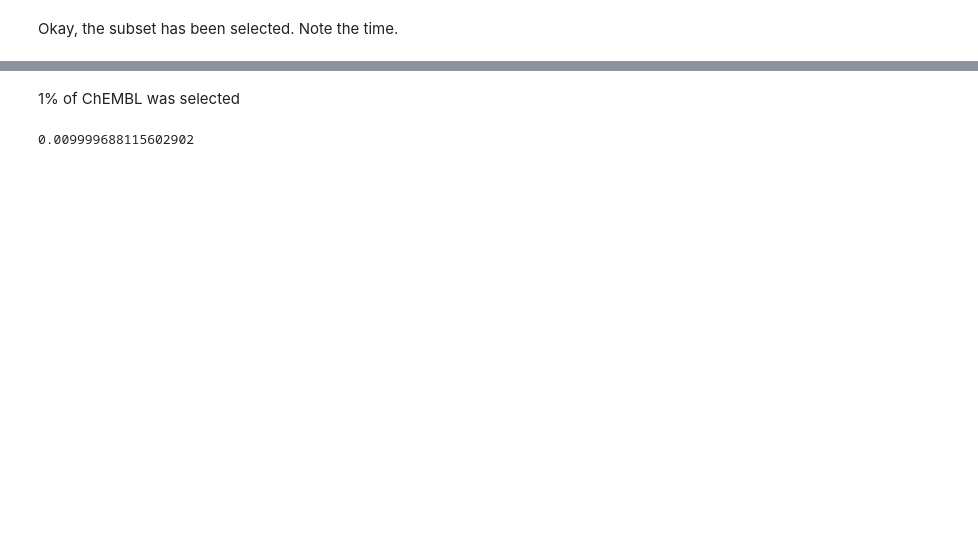
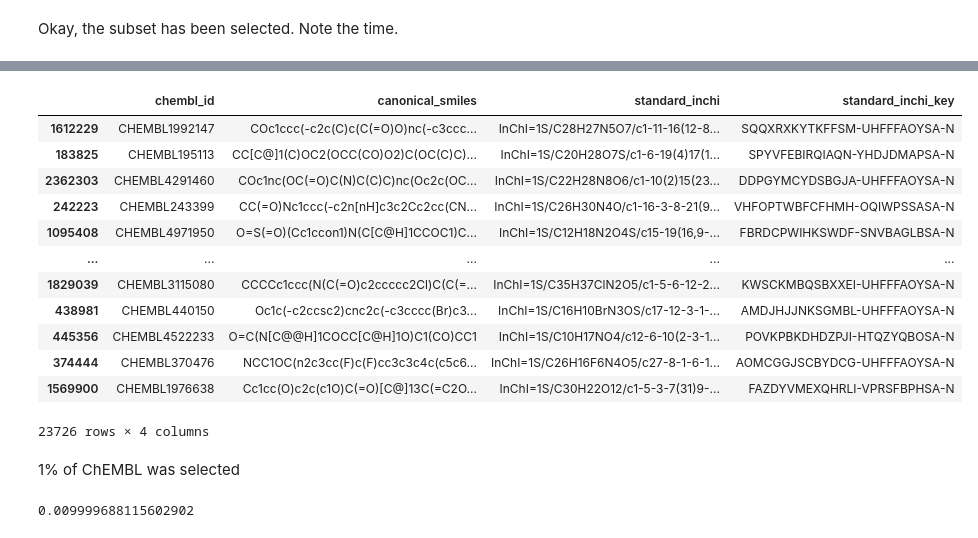
Before and after one commit to vsheg/moll, a Jupyter notebook: notebooks/chembl-1-percent.ipynb, the cells around one changed output, grey strips where cells are left out. Cells and saved outputs as stored; diff of their text form; code cells hidden in the pictures; blank space fills up the shorter version.

```diff
--- a/notebooks/chembl-1-percent.ipynb
+++ b/notebooks/chembl-1-percent.ipynb
@@ -70,6 +65,8 @@ df_chembl
 | 2372672 | CHEMBL4298703 | CSCC[C@H](NC=O)C(=O)N[C@@H](CCCNC... | InChI=1S/C78H107N18O21PS2/c1-43-4... | IIHLOGWTFCCTPB-WTIPWMETSA-N |
 | 2372673 | CHEMBL4298680 | C[n+]1cn([C@@H]2O[C@H](CO[P@@](=O... | InChI=1S/C11H20N5O13P3S/c1-15-3-1... | GDVFMBGQRVGNSJ-KOCQAOCKSA-N |
 2372674 rows × 4 columns
+# %%
+BATCH_SIZE = int(len(df_chembl) / N_BATCHES)
 # %%
 N_MOL_TO_PICK = int(len(df_chembl) * FRACTION_TO_PICK)
 N_MOL_TO_PICK
@@ -79,7 +76,7 @@ N_MOL_TO_PICK
 Shuffle the data just in case
 # %%
 df_chembl = df_chembl.sample(frac=1, random_state=42)
-smiles = df_chembl["canonical_smiles"]
+smiles = df_chembl.canonical_smiles
 # %% [markdown]
 ## Calculate fingerprints
 # %% [markdown]
@@ -122,2 +96,9 @@ def smiles_to_fp_moll(smi) -> np.ndarray | None:
+# %%
+@no_warnings
+@unpack_arguments
+def gen_fp_label(index, smiles):
+    mol = Molecule.from_smiles(smiles, index)
+    fp = mol.to_fp("morgan", size=FINGERPRINT_SIZE, radius=FINGERPRINT_RADIUS)
+    return fp, mol.label
 # %% [markdown]
 Iterate over batches and pick diverse subset
@@ -150,0 +105,31 @@ Wall time: 8min 49s
+# %%
+%%time
+
+# Init moll's picker
+picker = OnlineDiversityPicker(
+    capacity=N_MOL_TO_PICK,
+    k_neighbors=1000,  # you can use much smaller number here, it's a demo
+    similarity_fn="one_minus_tanimoto",
+    threshold=0.7,
+)
+
+# Create a generator of fingerprints
+result_generator = map_concurrently(
+    gen_fp_label,
+    smiles.items(),  # iter over (index, smiles) pairs
+    n_workers=N_WORKERS,  # this can be done automatically
+    proc=True,  # enable multiprocessing, not multithreading,
+    exception_fn=None,  # return `None` for molecules that failed to be processed
+)
+
+# Split generator into batches
+batches = iter_batches(
+    result_generator,
+    batch_size=BATCH_SIZE,
+    filter_fn=lambda x: x is not None,  # `None` values are removed from the batch
+    transform_fn="transpose",  # transpose batch to (fps, labels) format
+)
+
+# Iterate over batches
+for fps, labels in tqdm(batches, total=N_BATCHES):
+    picker.update(fps, labels)
@@ -171,3 +141,20 @@ df_picked
+# %%
+df_picked = df_chembl.loc[picker.labels]
+df_picked
+# %% [output]
+|  | chembl_id | canonical_smiles | standard_inchi | standard_inchi_key |
+| 1612229 | CHEMBL1992147 | COc1ccc(-c2c(C)c(C(=O)O)nc(-c3ccc... | InChI=1S/C28H27N5O7/c1-11-16(12-8... | SQQXRXKYTKFFSM-UHFFFAOYSA-N |
+| 183825 | CHEMBL195113 | CC[C@]1(C)OC2(OCC(CO)O2)C(OC(C)C)... | InChI=1S/C20H28O7S/c1-6-19(4)17(1... | SPYVFEBIRQIAQN-YHDJDMAPSA-N |
+| 2362303 | CHEMBL4291460 | COc1nc(OC(=O)C(N)C(C)C)nc(Oc2c(OC... | InChI=1S/C22H28N8O6/c1-10(2)15(23... | DDPGYMCYDSBGJA-UHFFFAOYSA-N |
+| 242223 | CHEMBL243399 | CC(=O)Nc1ccc(-c2n[nH]c3c2Cc2cc(CN... | InChI=1S/C26H30N4O/c1-16-3-8-21(9... | VHFOPTWBFCFHMH-OQIWPSSASA-N |
+| 1095408 | CHEMBL4971950 | O=S(=O)(Cc1ccon1)N(C[C@H]1CCOC1)C... | InChI=1S/C12H18N2O4S/c15-19(16,9-... | FBRDCPWIHKSWDF-SNVBAGLBSA-N |
+| ... | ... | ... | ... | ... |
+| 1829039 | CHEMBL3115080 | CCCCc1ccc(N(C(=O)c2ccccc2Cl)C(C(=... | InChI=1S/C35H37ClN2O5/c1-5-6-12-2... | KWSCKMBQSBXXEI-UHFFFAOYSA-N |
+| 438981 | CHEMBL440150 | Oc1c(-c2ccsc2)cnc2c(-c3cccc(Br)c3... | InChI=1S/C16H10BrN3OS/c17-12-3-1-... | AMDJHJJNKSGMBL-UHFFFAOYSA-N |
+| 445356 | CHEMBL4522233 | O=C(N[C@@H]1COCC[C@H]1O)C1(CO)CC1 | InChI=1S/C10H17NO4/c12-6-10(2-3-1... | POVKPBKDHDZPJI-HTQZYQBOSA-N |
+| 374444 | CHEMBL370476 | NCC1OC(n2c3cc(F)c(F)cc3c3c4c(c5c6... | InChI=1S/C26H16F6N4O5/c27-8-1-6-1... | AOMCGGJSCBYDCG-UHFFFAOYSA-N |
+| 1569900 | CHEMBL1976638 | Cc1cc(O)c2c(c1O)C(=O)[C@]13C(=C2O... | InChI=1S/C30H22O12/c1-5-3-7(31)9-... | FAZDYVMEXQHRLI-VPRSFBPHSA-N |
+23726 rows × 4 columns
 # %% [markdown]
 1% of ChEMBL was selected
 # %%
```
Also changed, not shown: parts of 10 cells of this notebook.
